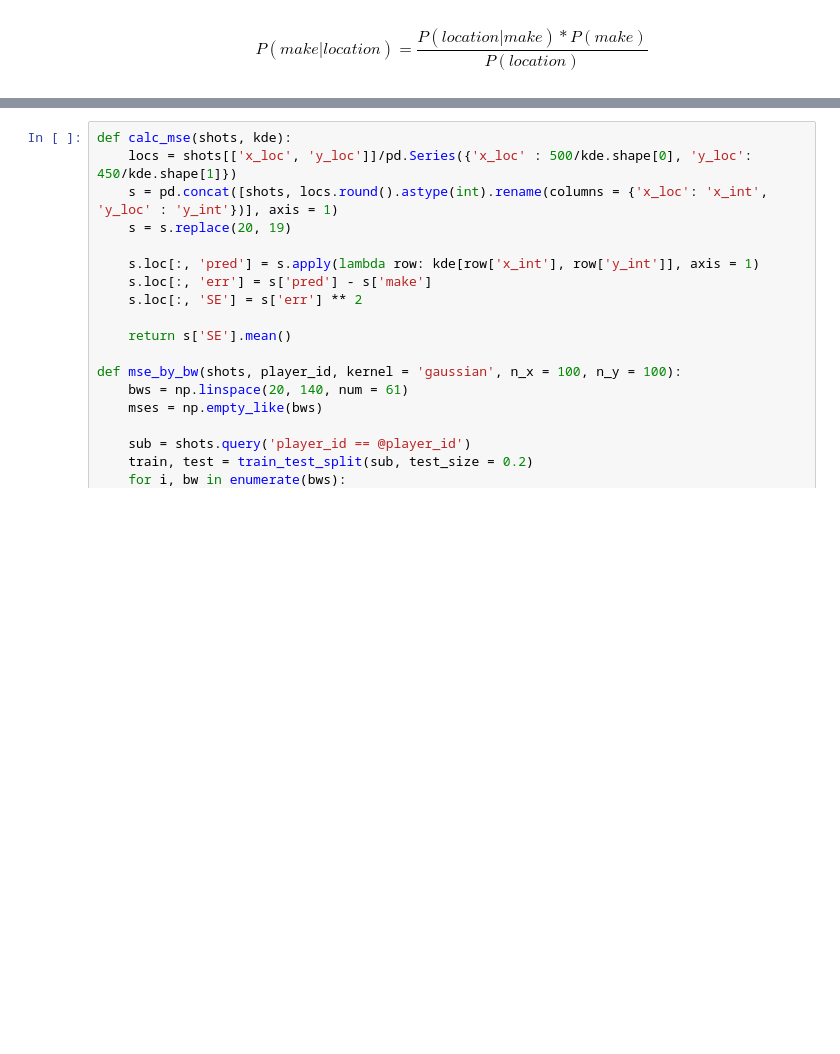
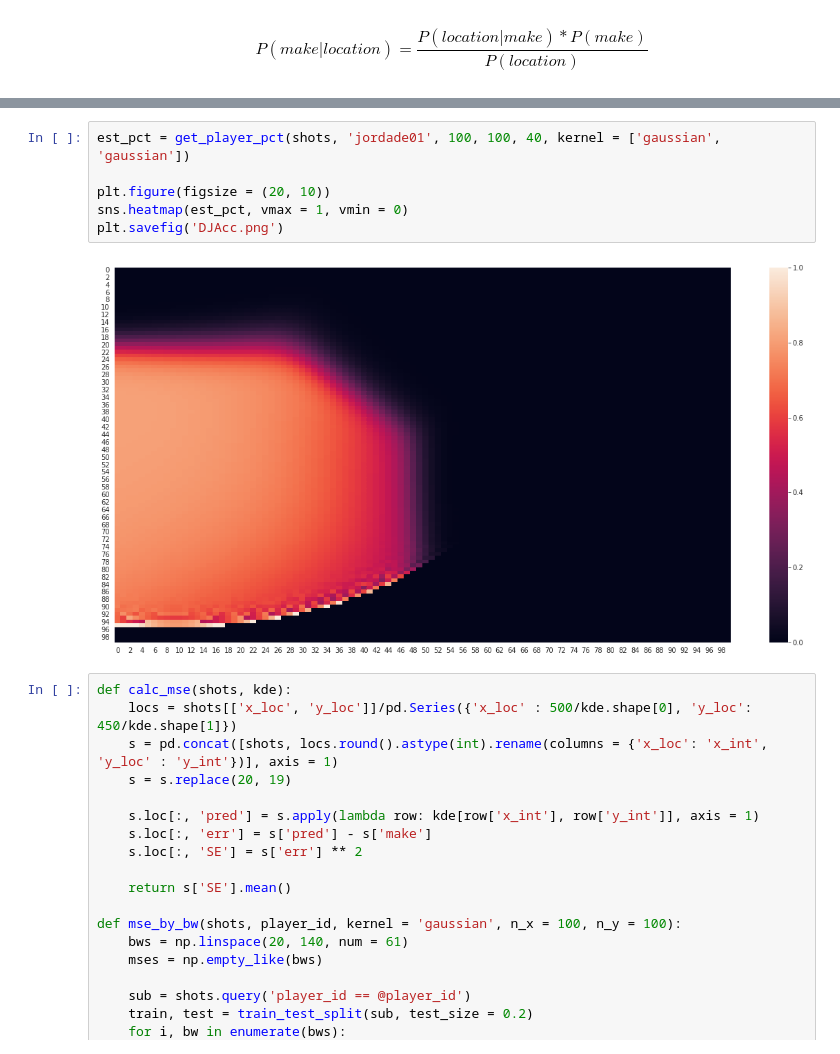
Before and after one commit to kieranram/BRefSpider, a Jupyter notebook: Analysis.ipynb, the cells around one changed output, grey strips where cells are left out. Saved outputs shown, nothing was run; the diff lists cells and outputs as text; blank space fills up the shorter version.

```diff
--- a/Analysis.ipynb
+++ b/Analysis.ipynb
@@ -98,3 +107,11 @@ sns.heatmap(est_pct, vmax =1)
+# %%
+est_pct = get_player_pct(shots, 'jordade01', 100, 100, 40, kernel = ['gaussian', 'gaussian'])
+
+plt.figure(figsize = (20, 10))
+sns.heatmap(est_pct, vmax = 1, vmin = 0)
+plt.savefig('DJAcc.png')
+# %% [output]
+[figure, added]
 # %%
 def calc_mse(shots, kde):
     locs = shots[['x_loc', 'y_loc']]/pd.Series({'x_loc' : 500/kde.shape[0], 'y_loc': 450/kde.shape[1]})
```
Also changed, not shown: parts of 4 cells of this notebook, 7 other files.
